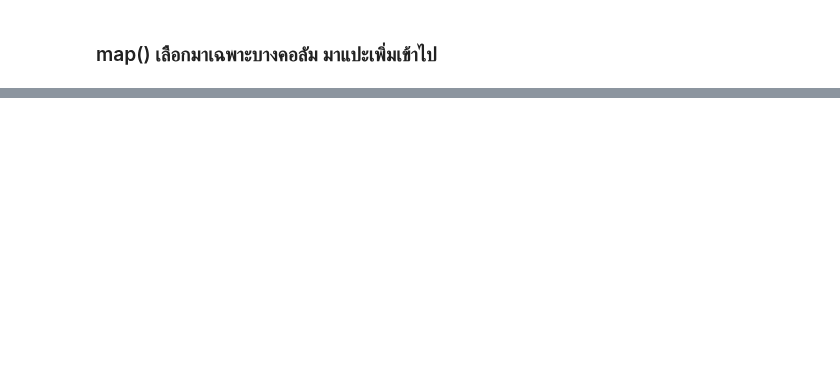
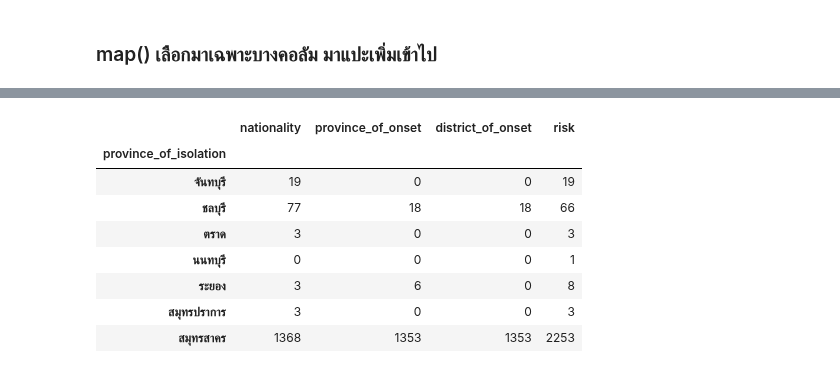
Before and after one commit to Suchirapon/data_viz, a Jupyter notebook: Pandas102.ipynb, the cells around one changed output, grey strips where cells are left out. Saved outputs shown, nothing was run; the diff lists cells and outputs as text; code cells hidden in the pictures; blank space fills up the shorter version.

```diff
--- a/Pandas102.ipynb
+++ b/Pandas102.ipynb
@@ -171,0 +218,12 @@ data_human2_renamed
+# %%
+newtable_missing.groupby('province_of_isolation').count()
+# %% [output]
+|  | nationality | province_of_onset | district_of_onset | risk |
+| province_of_isolation |  |  |  |  |
+| จันทบุรี | 19 | 0 | 0 | 19 |
+| ชลบุรี | 77 | 18 | 18 | 66 |
+| ตราด | 3 | 0 | 0 | 3 |
+| นนทบุรี | 0 | 0 | 0 | 1 |
+| ระยอง | 3 | 6 | 0 | 8 |
+| สมุทรปราการ | 3 | 0 | 0 | 3 |
+| สมุทรสาคร | 1368 | 1353 | 1353 | 2253 |
```
Also changed, not shown: parts of 27 cells of this notebook.
